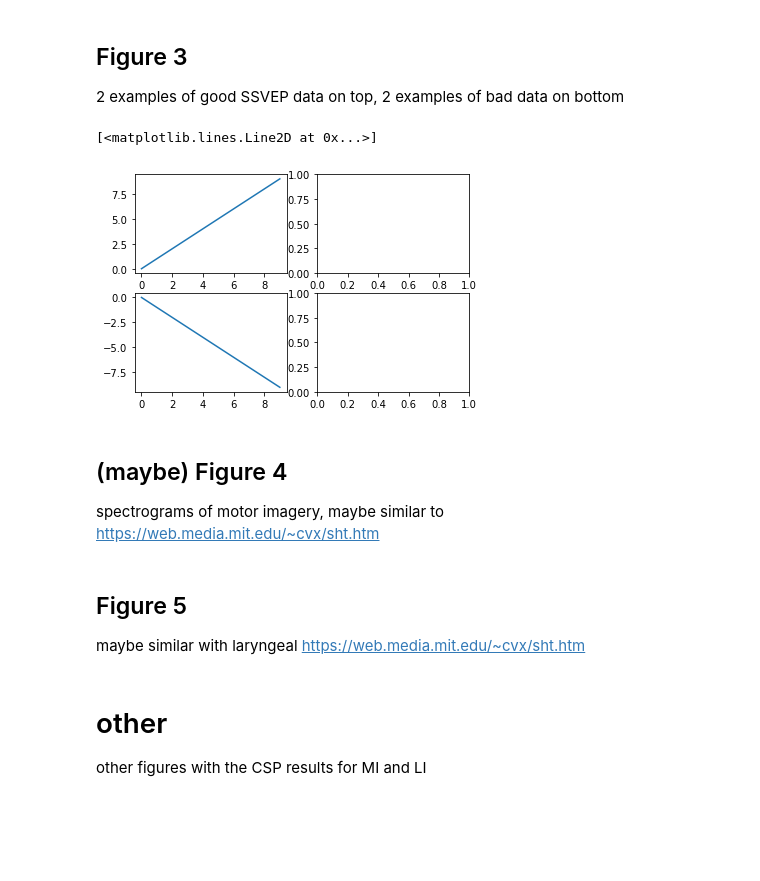
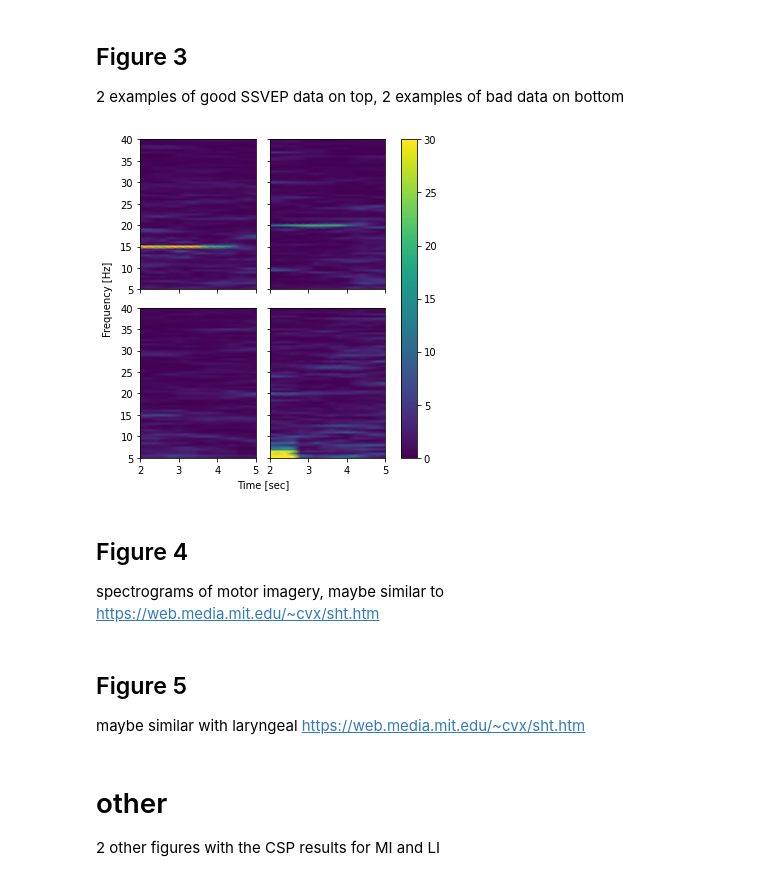
Before and after one commit to nateGeorge/openbci_laryngeal_imagery, a Jupyter notebook: code/Make_Figures.ipynb, the cells around one changed output. Saved outputs shown, nothing was run; the diff lists cells and outputs as text; code cells hidden in the pictures; blank space fills up the shorter version.

Commit message:
check data quality, add one more figure

```diff
--- a/code/Make_Figures.ipynb
+++ b/code/Make_Figures.ipynb
@@ -232,16 +232,44 @@ for z in range(len(f1.specs)):
 # %% [markdown]
 ## Figure 3
 2 examples of good SSVEP data on top, 2 examples of bad data on bottom
-# %%
-import numpy as np
-f, ax = plt.subplots(2, 2)
-ax[0][0].plot(range(10), range(10))
-ax[1][0].plot(range(10), -np.array(range(10)))
-# %% [output]
-[<matplotlib.lines.Line2D at 0x...>]
-[figure, removed]
+# %%
+import numpy as np
+
+vmax = 30
+ylim = [5, 40]
+f, ax = plt.subplots(2, 2, sharex=True, sharey=True, figsize=(5.5, 5.5))
+# can use this with ax0.set_xlabel() to set a global x label with older matplotlib
+ax0 = f.add_subplot(111, frameon=False)
+plt.tick_params(labelcolor='none', top=False, bottom=False, left=False, right=False)
+
+idx = 0
+pcm = ax[0][0].pcolormesh(f1.ts[idx], f1.fs[idx], f1.specs[idx], shading='gouraud', vmax=vmax)
+ax[0][0].set_ylim(ylim)
+
+ax[0][1].pcolormesh(f2.ts[idx], f2.fs[idx], f2.specs[idx], shading='gouraud', vmax=vmax)
+ax[0][1].set_ylim(ylim)
+
+idx = -1
+ax[1][0].pcolormesh(f1.ts[idx], f1.fs[idx], f1.specs[idx], shading='gouraud', vmax=vmax)
+ax[1][0].set_ylim(ylim)
+
+
+ax[1][1].pcolormesh(f2.ts[idx], f2.fs[idx], f2.specs[idx], shading='gouraud', vmax=vmax)
+ax[1][1].set_ylim(ylim)
+
+
+ax0.set_ylabel('Frequency [Hz]', x=0.4)
+ax0.set_xlabel('Time [sec]', x=0.4)
+plt.tight_layout()
+# f.supylabel('Frequency [Hz]')
+# f.supxlabel('Time [sec]', x=0.45)
+f.colorbar(pcm, ax=ax)
+
+plt.savefig('3_SSVEP_spectrograms.png', dpi=300, facecolor='w')
+# %% [output]
+[figure, added]
 # %% [markdown]
-## (maybe) Figure 4
+## Figure 4
 spectrograms of motor imagery, maybe similar to https://web.media.mit.edu/~cvx/sht.htm
 # %% [markdown]
 ## Figure 5
@@ -249,4 +277,4 @@ maybe similar with laryngeal https://web.media.mit.edu/~cvx/sht.htm
 # %% [markdown]
 # other
 
-other figures with the CSP results for MI and LI
+2 other figures with the CSP results for MI and LI
```
Also changed, not shown: parts of 2 cells of this notebook, 3 other files.
